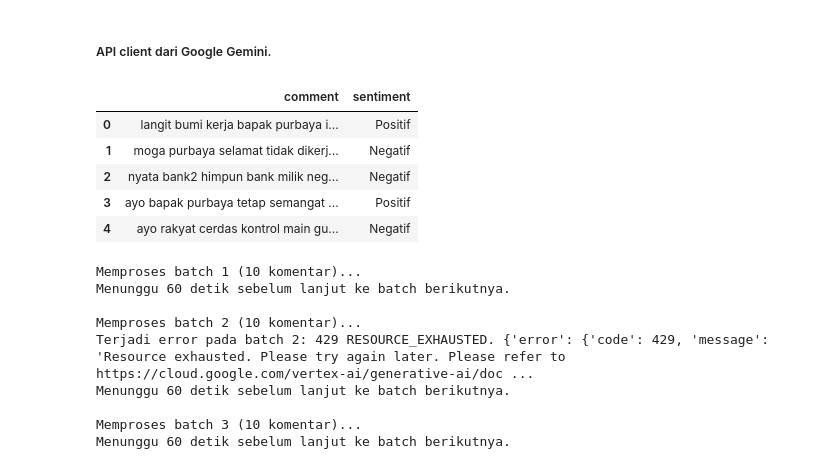
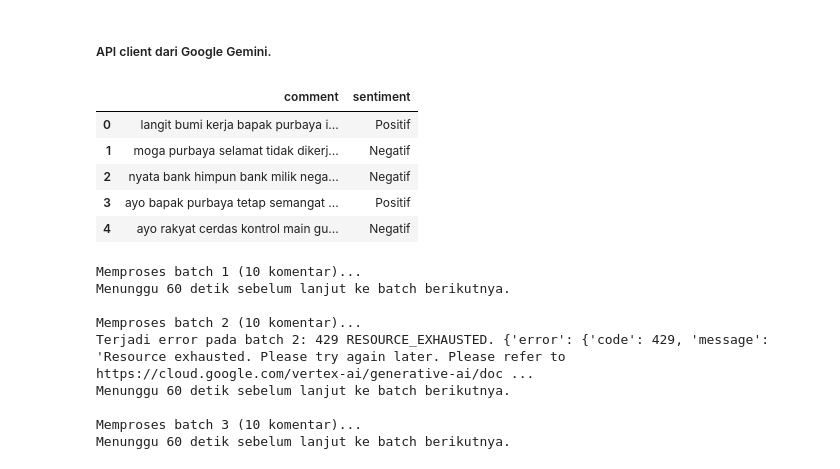
Before and after one commit to Lukas166/sentiment-analysis-purbaya-200t-, a Jupyter notebook: data_pre-processing.ipynb, the cells around one changed output. Cells and saved outputs as stored; diff of their text form; code cells hidden in the pictures.

```diff
--- a/data_pre-processing.ipynb
+++ b/data_pre-processing.ipynb
@@ -289,20 +299,21 @@ def classify_sentiment_batch(comments):
 # %%
 # Contoh penggunaan dengan 5 komentar pertama
 df = pd.read_csv("dataset_cleaned.csv")
-comments = df['clean_text'].head().tolist()
+
+comments = df['comment'].head().tolist()
 labels = classify_sentiment_batch(comments)
 
 df_preview = pd.DataFrame({
     "comment": comments,
     "sentiment": labels
 })
 
 df_preview
 # %% [output]
 |  | comment | sentiment |
 | 0 | langit bumi kerja bapak purbaya i... | Positif |
 | 1 | moga purbaya selamat tidak dikerj... | Negatif |
-| 2 | nyata bank2 himpun bank milik neg... | Negatif |
+| 2 | nyata bank himpun bank milik nega... | Negatif |
 | 3 | ayo bapak purbaya tetap semangat ... | Positif |
 | 4 | ayo rakyat cerdas kontrol main gu... | Negatif |
 # %%
```
Also changed, not shown: parts of 11 cells of this notebook, 2 other files.
